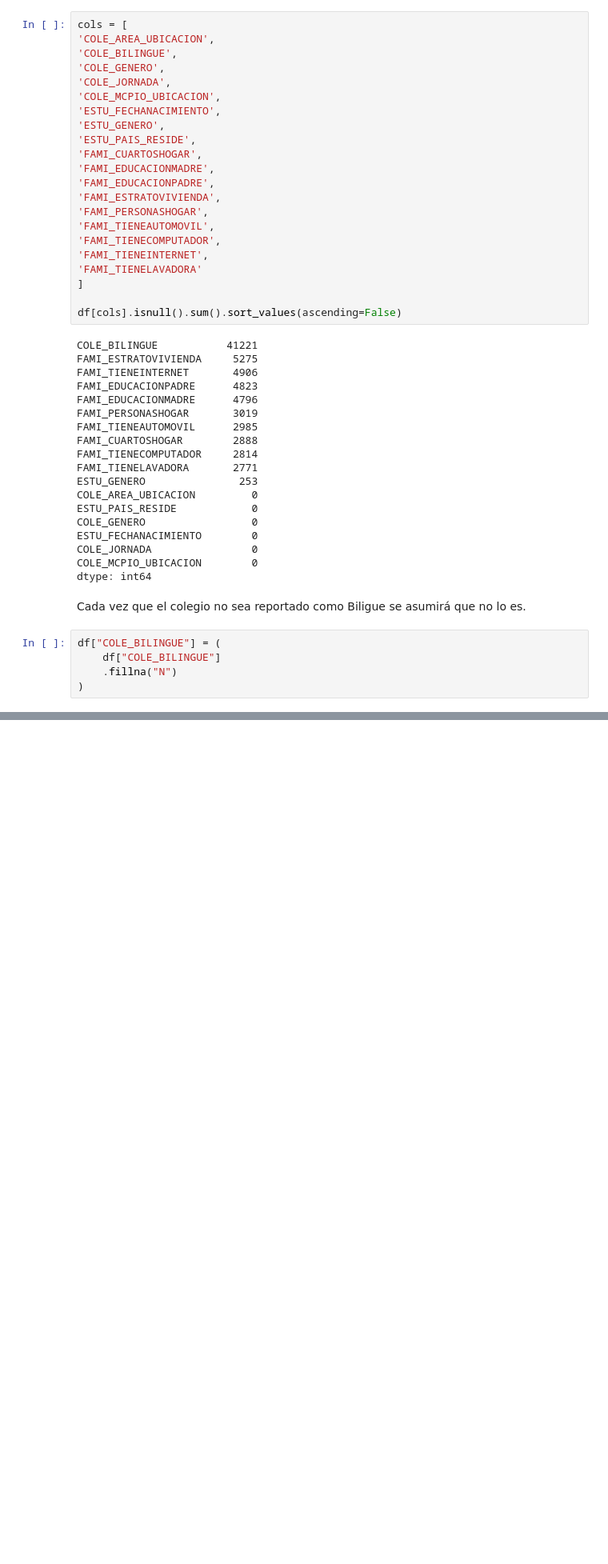
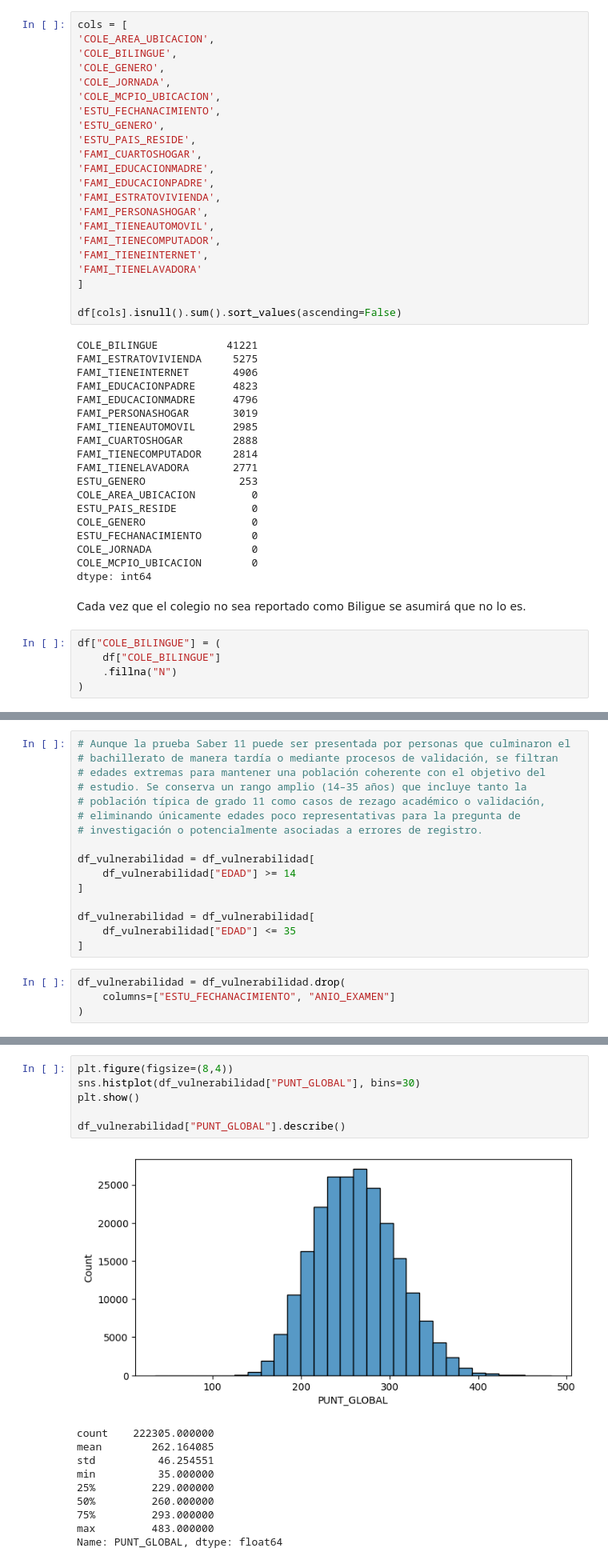
Before and after one commit to danielasolarte/Proyecto2Analitica, a Jupyter notebook: Pregunta3_Vulnerabilidad/Exploración/Limpieza_ExploraciónP3.ipynb, the cells around one changed output, grey strips where cells are left out. Shown at 80% size. Saved outputs shown, nothing was run; the diff lists cells and outputs as text; blank space fills up the shorter version.

```diff
--- a/Pregunta3_Vulnerabilidad/Exploración/Limpieza_ExploraciónP3.ipynb
+++ b/Pregunta3_Vulnerabilidad/Exploración/Limpieza_ExploraciónP3.ipynb
@@ -121,0 +282,20 @@ df["COLE_BILINGUE"] = (
+# %%
+# Aunque la prueba Saber 11 puede ser presentada por personas que culminaron el
+# bachillerato de manera tardía o mediante procesos de validación, se filtran
+# edades extremas para mantener una población coherente con el objetivo del
+# estudio. Se conserva un rango amplio (14–35 años) que incluye tanto la
+# población típica de grado 11 como casos de rezago académico o validación,
+# eliminando únicamente edades poco representativas para la pregunta de
+# investigación o potencialmente asociadas a errores de registro.
+
+df_vulnerabilidad = df_vulnerabilidad[
+    df_vulnerabilidad["EDAD"] >= 14
+]
+
+df_vulnerabilidad = df_vulnerabilidad[
+    df_vulnerabilidad["EDAD"] <= 35
+]
+# %%
+df_vulnerabilidad = df_vulnerabilidad.drop(
+    columns=["ESTU_FECHANACIMIENTO", "ANIO_EXAMEN"]
+)
@@ -121,0 +336,17 @@ df["COLE_BILINGUE"] = (
+# %%
+plt.figure(figsize=(8,4))
+sns.histplot(df_vulnerabilidad["PUNT_GLOBAL"], bins=30)
+plt.show()
+
+df_vulnerabilidad["PUNT_GLOBAL"].describe()
+# %% [output]
+[figure, added]
+count    222305.000000
+mean        262.164085
+std          46.254551
+min          35.000000
+25%         229.000000
+50%         260.000000
+75%         293.000000
+max         483.000000
+Name: PUNT_GLOBAL, dtype: float64
```
Also changed, not shown: parts of 26 cells of this notebook.
